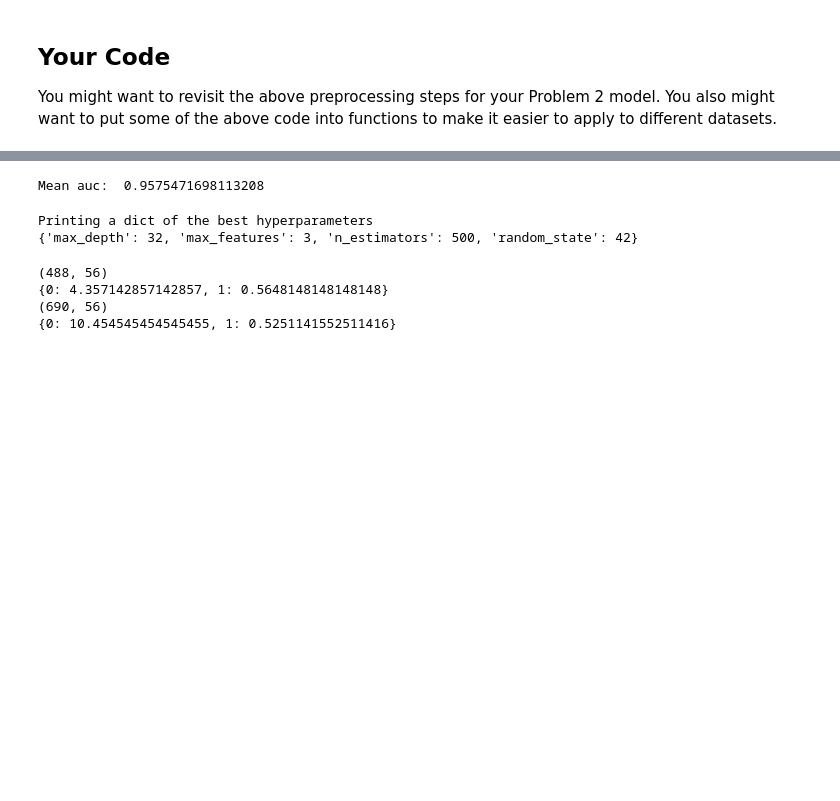
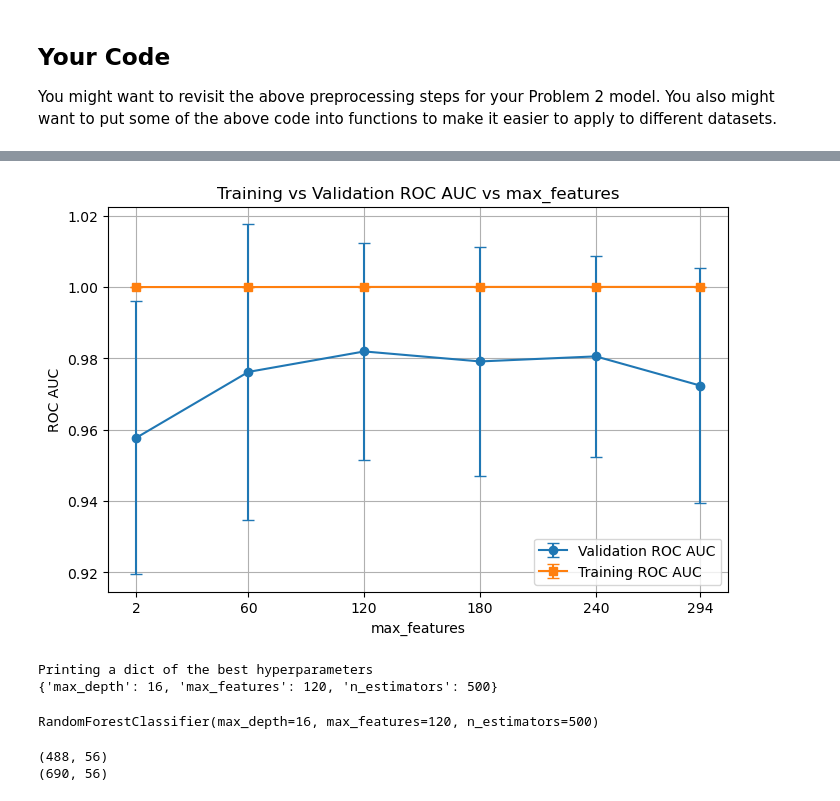
Before and after one commit to pickle244/ml-project-b, a Jupyter notebook: starter_notebook.ipynb, the cells around one changed output, grey strips where cells are left out. Drawn from its saved outputs; the diff is of its cells as text; code cells hidden in the pictures; blank space fills up the shorter version.

```diff
--- a/starter_notebook.ipynb
+++ b/starter_notebook.ipynb
@@ -370,25 +391,0 @@ X_test_features = scaler.fit_transform(X_test_features)
-# %%
-# Split into train and validation sets
-kf = sklearn.model_selection.KFold(n_splits=10, shuffle=True, random_state=RANDOM_SEED)
-
-# Create and train the random forest
-rf_baseline = RandomForestClassifier(
-    n_estimators=100,
-    random_state=RANDOM_SEED,
-    max_depth=10,  # Limit depth to prevent overfitting
-    n_jobs=-1  # Use all available cores
-)
-
-aucs = cross_val(rf_baseline, kf, X_features, y_dev)
-print("Mean auc: ", np.mean(aucs))
-
-# # Feature importances
-# feature_importances = pd.DataFrame({
-#     'feature': X_features.columns,
-#     'importance': rf_baseline.feature_importances_
-# }).sort_values('importance', ascending=False)
-
-# print(feature_importances.head(10))
-# print("\nTop 10 Most Important Features:")
-# %% [output]
-Mean auc:  0.9575471698113208
@@ -416,11 +479,0 @@ forest_searcher = sklearn.model_selection.GridSearchCV(
-# %%
-forest_searcher.fit(X_features, y_dev['coarse_label'])
-
-print("Printing a dict of the best hyperparameters")
-try:
-    print(forest_searcher.best_params_)
-except AttributeError:
-    print("AttributeError happens if you did not complete earlier 'Do the search' todo")
-# %% [output]
-Printing a dict of the best hyperparameters
-{'max_depth': 32, 'max_features': 3, 'n_estimators': 500, 'random_state': 42}
@@ -435,38 +480,29 @@ with open("preds/yproba1_test.txt", "w") as f:
+# %%
+best_params_embeddings, cv_results_embeddings = search_params(embeddings_df, y_dev, forest_hypers_grid_embeddings)
+# %%
+plot_graph('param_max_features', best_params_embeddings, cv_results_embeddings)
+
+rf_embeddings = RandomForestClassifier().set_params(**best_params_embeddings)
+rf_embeddings.fit(embeddings_df, y_dev['coarse_label'])
+# %% [output]
+[figure, added]
+Printing a dict of the best hyperparameters
+{'max_depth': 16, 'max_features': 120, 'n_estimators': 500}
+RandomForestClassifier(max_depth=16, max_features=120, n_estimators=500)
 # %%
-from sklearn.utils.class_weight import compute_class_weight
+X_features = ensure_numeric_cols(X_dev)
 
 # split data by age
 mask = X_features["age"] < 60
 X_under_60 = X_features[mask]
 y_under_60 = y_dev[mask]
-print(X_under_60.shape)
-classes = np.unique(y_under_60['coarse_label'])
-
-weights = compute_class_weight(
-    class_weight="balanced",
-    classes=classes,
-    y=y_under_60['coarse_label']
-)
-
-class_weight_dict = dict(zip(classes, weights))
-print(class_weight_dict)
 
 mask = X_features["age"] >= 60
 X_60_plus = X_features[mask]
 y_60_plus = y_dev[mask]
+
+print(X_under_60.shape)
 print(X_60_plus.shape)
-classes = np.unique(y_60_plus['coarse_label'])
-
-weights = compute_class_weight(
-    class_weight="balanced",
-    classes=classes,
-    y=y_60_plus['coarse_label']
-)
-
-class_weight_dict = dict(zip(classes, weights))
-print(class_weight_dict)
 # %% [output]
 (488, 56)
-{0: 4.357142857142857, 1: 0.5648148148148148}
 (690, 56)
-{0: 10.454545454545455, 1: 0.5251141552511416}
```
Also changed, not shown: parts of 18 cells of this notebook, 2 other files.
